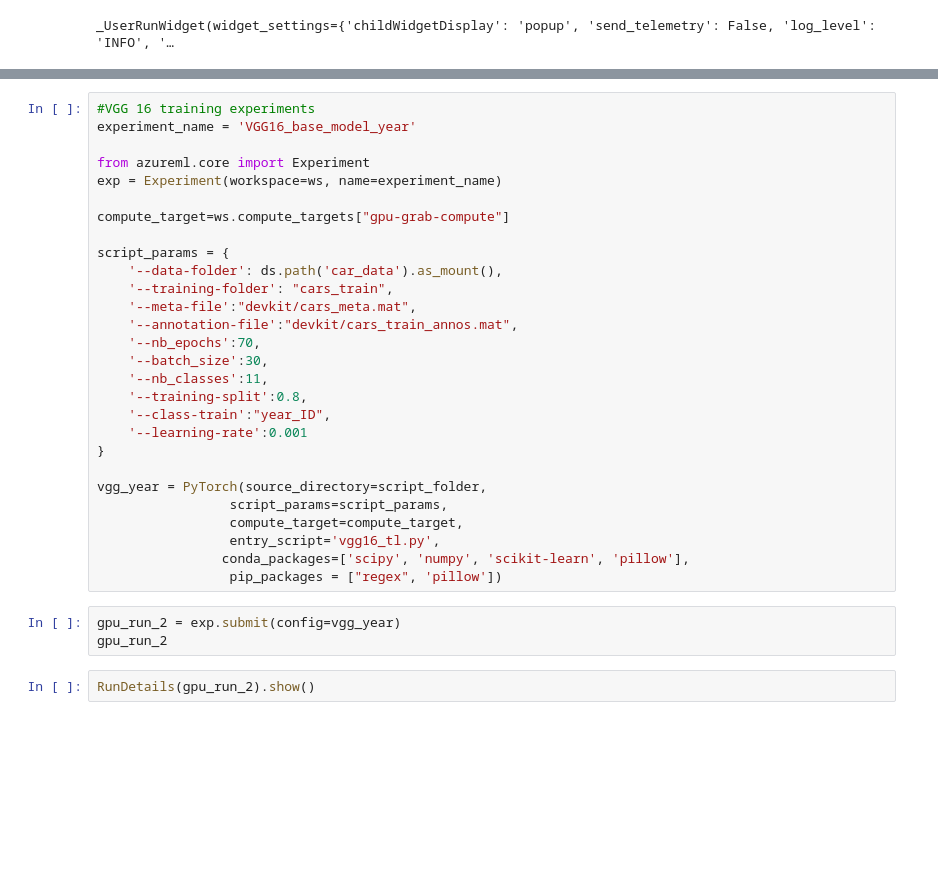
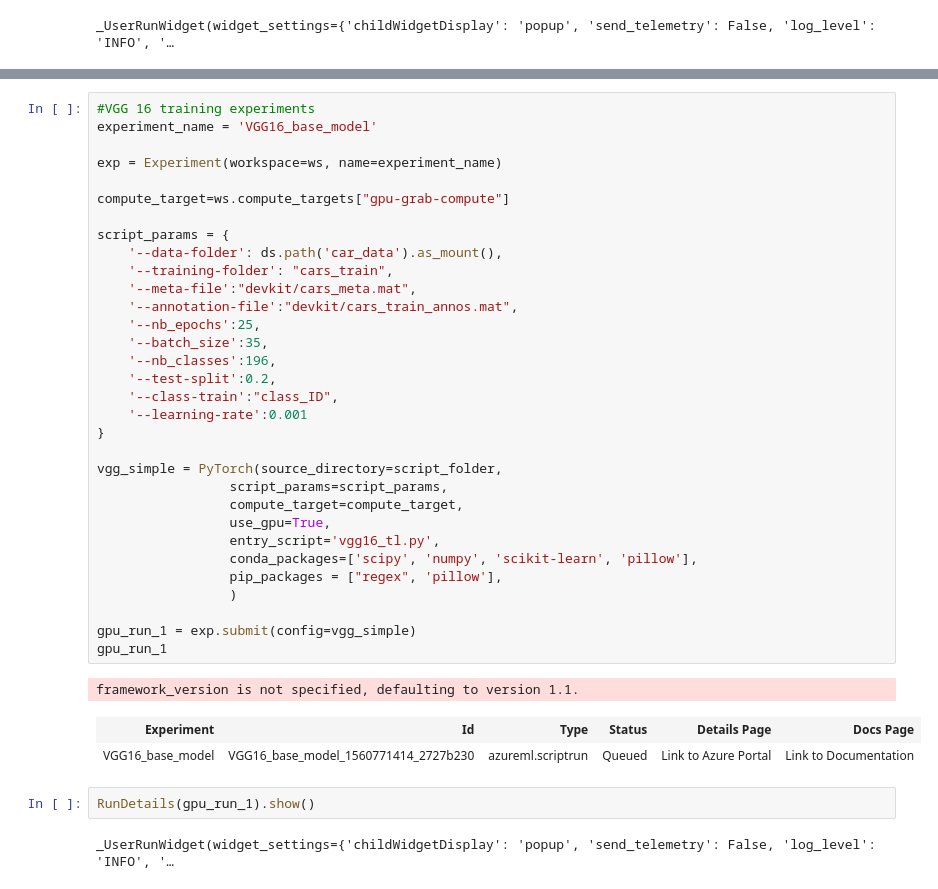
Before and after one commit to ryanliwag/grab_challenge, a Jupyter notebook: Azure Training.ipynb, the cells around one changed output, grey strips where cells are left out. Drawn from its saved outputs; the diff is of its cells as text; blank space fills up the shorter version.

```diff
--- a/Azure Training.ipynb
+++ b/Azure Training.ipynb
@@ -94,33 +84,40 @@ AttributeError: 'generator' object has no attribute 'type'
 # %%
 #VGG 16 training experiments
-experiment_name = 'VGG16_base_model_year'
+experiment_name = 'VGG16_base_model'
 
-from azureml.core import Experiment
 exp = Experiment(workspace=ws, name=experiment_name)
 
 compute_target=ws.compute_targets["gpu-grab-compute"]
 
 script_params = {
     '--data-folder': ds.path('car_data').as_mount(),
     '--training-folder': "cars_train",
     '--meta-file':"devkit/cars_meta.mat",
     '--annotation-file':"devkit/cars_train_annos.mat",
-    '--nb_epochs':70,
-    '--batch_size':30,
-    '--nb_classes':11,
-    '--training-split':0.8,
-    '--class-train':"year_ID",
+    '--nb_epochs':25,
+    '--batch_size':35,
+    '--nb_classes':196,
+    '--test-split':0.2,
+    '--class-train':"class_ID",
     '--learning-rate':0.001
 }
 
-vgg_year = PyTorch(source_directory=script_folder,
+vgg_simple = PyTorch(source_directory=script_folder,
                  script_params=script_params,
                  compute_target=compute_target,
+                 use_gpu=True,
                  entry_script='vgg16_tl.py',
-                conda_packages=['scipy', 'numpy', 'scikit-learn', 'pillow'],
-                 pip_packages = ["regex", 'pillow'])
+                 conda_packages=['scipy', 'numpy', 'scikit-learn', 'pillow'],
+                 pip_packages = ["regex", 'pillow'],
+                 )
+
+gpu_run_1 = exp.submit(config=vgg_simple)
+gpu_run_1
+# %% [output]
+framework_version is not specified, defaulting to version 1.1.
+| Experiment | Id | Type | Status | Details Page | Docs Page |
+| VGG16_base_model | VGG16_base_model_1560771414_2727b230 | azureml.scriptrun | Queued | Link to Azure Portal | Link to Documentation |
-# %%
-gpu_run_2 = exp.submit(config=vgg_year)
-gpu_run_2
 # %%
-RunDetails(gpu_run_2).show()
+RunDetails(gpu_run_1).show()
+# %% [output]
+_UserRunWidget(widget_settings={'childWidgetDisplay': 'popup', 'send_telemetry': False, 'log_level': 'INFO', '…
```
Also changed, not shown: parts of 5 cells of this notebook, 3 other files.
